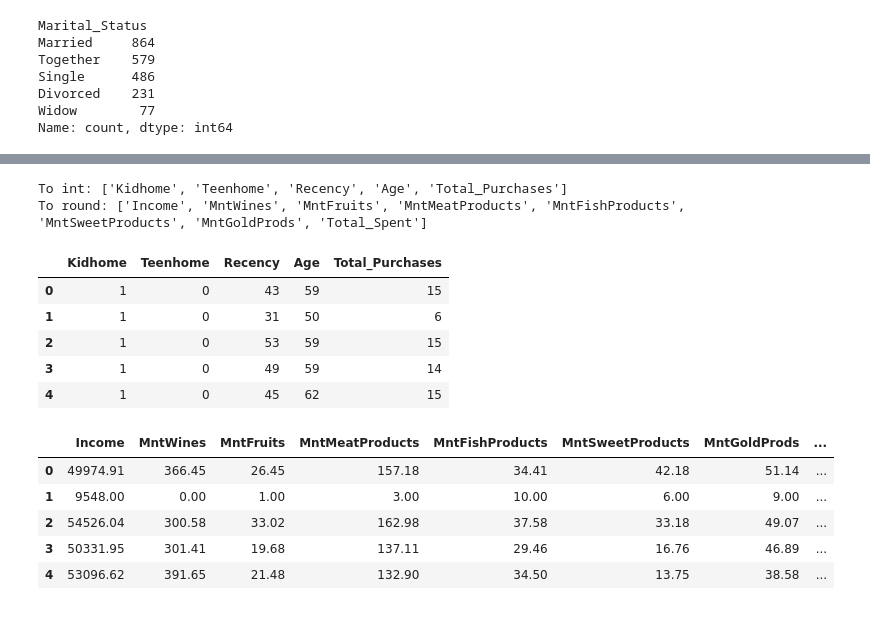
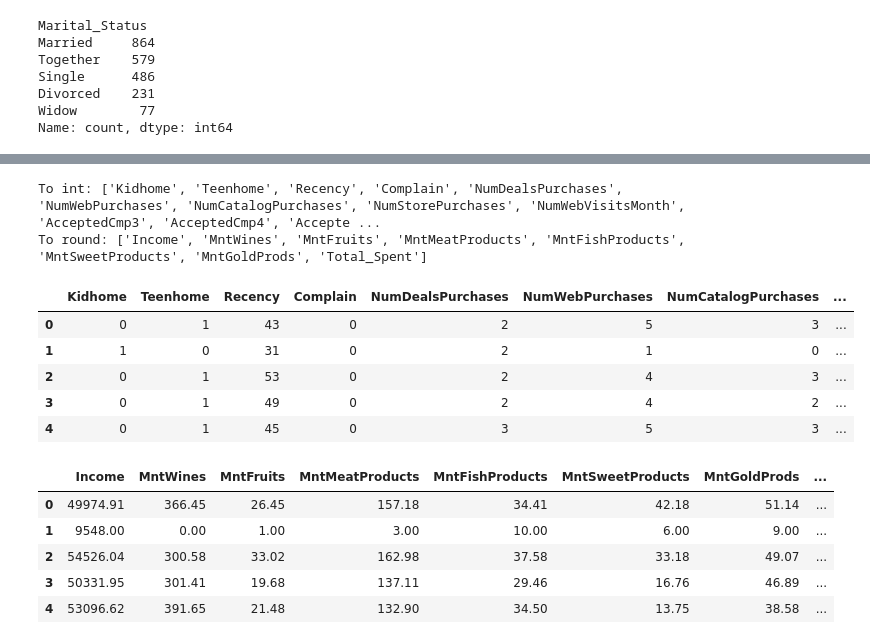
Before and after one commit to pablobagano/customer_segmentation, a Jupyter notebook: exploratory_analysis.ipynb, the cells around one changed output, grey strips where cells are left out. Cells and saved outputs as stored; diff of their text form; code cells hidden in the pictures.

Commit message:
Grouping data

```diff
--- a/exploratory_analysis.ipynb
+++ b/exploratory_analysis.ipynb
@@ -67,7 +72,8 @@ __Place__
 __We will start by loading the .CSV file, creating a DataFrame and printing the number of rows and columns__
 # %%
 file = 'marketing_campaign.csv'
-df = pd.read_csv(file, sep= "\t")
+data = pd.read_csv(file, sep= "\t")
+df = data.copy()
 print(f"Number of rows: {df.shape[0]}\nNumber of columns: {df.shape[1]}")
 pd.set_option('display.max_columns', len(df))
 display(df.head())
@@ -137,3 +143,6 @@ df['Total_Spent'].head()
 3      53
 4     422
 Name: Total_Spent, dtype: int64
+# %%
+df['Total_Purchases'] = df[['NumDealsPurchases', 'NumWebPurchases','NumCatalogPurchases', 'NumStorePurchases']].sum(axis=1)
+df['Total_Purchases'].head()
@@ -602,26 +655,25 @@ marital_status_education_df = df.groupby(['Marital_Status','Education']).agg({
     'Kidhome':'mean',
     'Teenhome':'mean',
     'Recency':'mean',
-    'Complain':'sum',
+    'Complain':'mean',
     'MntWines':'mean',
     'MntFruits':'mean',
     'MntMeatProducts':'mean',
     'MntFishProducts':'mean',
     'MntSweetProducts':'mean',
     'MntGoldProds':'mean',
-    'NumDealsPurchases': 'sum',
-    'NumWebPurchases': 'sum',
-    'NumCatalogPurchases':'sum',
-    'NumStorePurchases':'sum',
-    'NumWebVisitsMonth':'sum',
-    'AcceptedCmp3':'sum',
-    'AcceptedCmp4': 'sum',
-    'AcceptedCmp5': 'sum',
-    'AcceptedCmp1': 'sum',
-    'AcceptedCmp2': 'sum',
-    'Response': 'sum',
+    'NumDealsPurchases': 'mean',
+    'NumWebPurchases': 'mean',
+    'NumCatalogPurchases':'mean',
+    'NumStorePurchases':'mean',
+    'NumWebVisitsMonth':'mean',
+    'AcceptedCmp3':'mean',
+    'AcceptedCmp4': 'mean',
+    'AcceptedCmp5': 'mean',
+    'AcceptedCmp1': 'mean',
+    'AcceptedCmp2': 'mean',
+    'Response': 'mean',
     'Total_Spent': 'mean',
-    'Highest_Spent': 'max',
     'Age': 'mean',
     'Total_Purchases': 'mean'
 }
@@ -633,22 +691,22 @@ to_round = [i for i in all_floats if i not in to_int]
 print('To int:', to_int)
 print('To round:', to_round)
 # %% [output]
-To int: ['Kidhome', 'Teenhome', 'Recency', 'Age', 'Total_Purchases']
+To int: ['Kidhome', 'Teenhome', 'Recency', 'Complain', 'NumDealsPurchases', 'NumWebPurchases', 'NumCatalogPurchases', 'NumStorePurchases', 'NumWebVisitsMonth', 'AcceptedCmp3', 'AcceptedCmp4', 'Accepte ...
 To round: ['Income', 'MntWines', 'MntFruits', 'MntMeatProducts', 'MntFishProducts', 'MntSweetProducts', 'MntGoldProds', 'Total_Spent']
 # %%
 int_transform = marital_status_education_df[to_int]
 ceils = np.ceil(int_transform)
 floors = np.floor(int_transform)
-transformed = np.where(ceils - int_feats <= 0.5, ceils, floors)
+transformed = np.where(ceils - int_transform <= 0.5, ceils, floors)
 marital_status_education_df[to_int] = transformed.astype('int64')
 marital_status_education_df[to_int].head()
 # %% [output]
-|  | Kidhome | Teenhome | Recency | Age | Total_Purchases |
-| 0 | 1 | 0 | 43 | 59 | 15 |
-| 1 | 1 | 0 | 31 | 50 | 6 |
-| 2 | 1 | 0 | 53 | 59 | 15 |
-| 3 | 1 | 0 | 49 | 59 | 14 |
-| 4 | 1 | 0 | 45 | 62 | 15 |
+|  | Kidhome | Teenhome | Recency | Complain | NumDealsPurchases | NumWebPurchases | NumCatalogPurchases | ... |
+| 0 | 0 | 1 | 43 | 0 | 2 | 5 | 3 | ... |
+| 1 | 1 | 0 | 31 | 0 | 2 | 1 | 0 | ... |
+| 2 | 0 | 1 | 53 | 0 | 2 | 4 | 3 | ... |
+| 3 | 0 | 1 | 49 | 0 | 2 | 4 | 2 | ... |
+| 4 | 0 | 1 | 45 | 0 | 3 | 5 | 3 | ... |
 # %%
 marital_status_education_df[to_round] = marital_status_education_df[to_round].round(2)
 marital_status_education_df[to_round].head()
```
Also changed, not shown: parts of 19 cells of this notebook, 6 other files.
